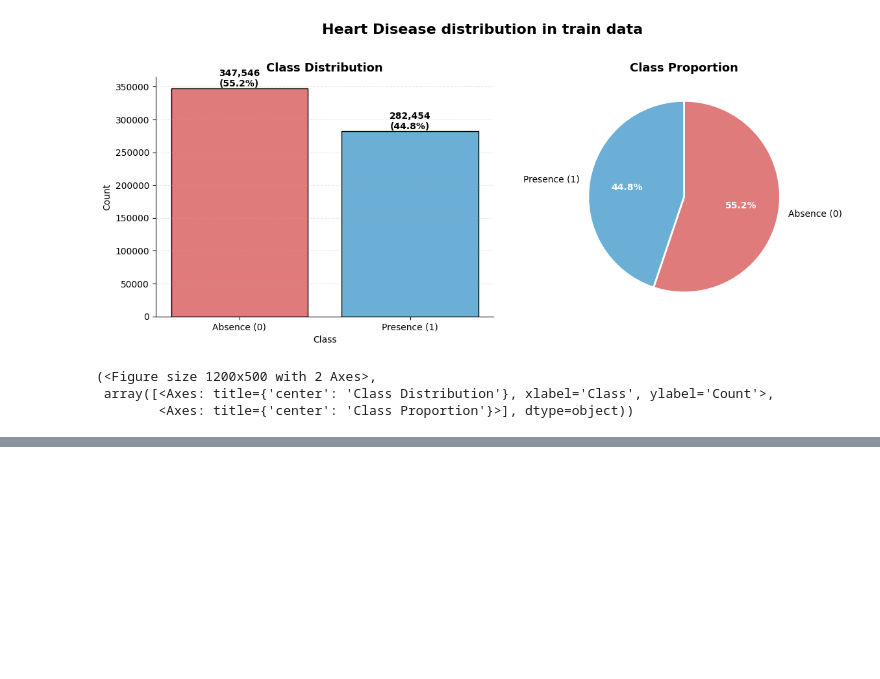
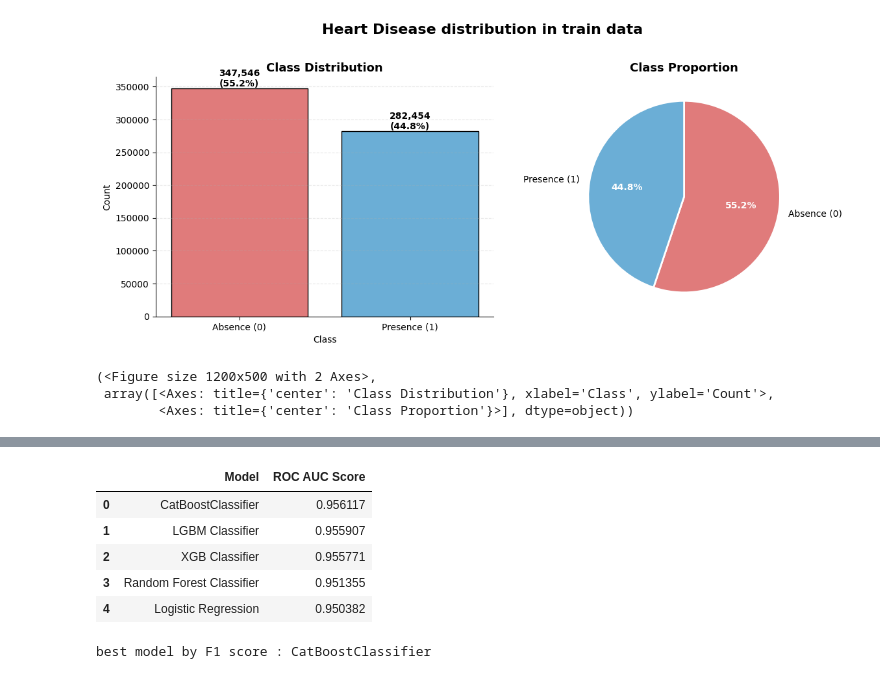
Before and after one commit to AliFazelniya/kaggle, a Jupyter notebook: predicting_heart_ disease/main.ipynb, the cells around one changed output, grey strips where cells are left out. Saved outputs shown, nothing was run; the diff lists cells and outputs as text; code cells hidden in the pictures; blank space fills up the shorter version.

```diff
--- a/predicting_heart_ disease/main.ipynb
+++ b/predicting_heart_ disease/main.ipynb
@@ -191,3 +184,8 @@ plot_utils.plot_target_distribution(train_df, 'Heart Disease', ["Absence (0)", "
 (<Figure size 1200x500 with 2 Axes>,
  array([<Axes: title={'center': 'Class Distribution'}, xlabel='Class', ylabel='Count'>,
         <Axes: title={'center': 'Class Proportion'}>], dtype=object))
+# %%
+train_df['Heart Disease'] = train_df['Heart Disease'].map({
+    'Absence': 0,
+    'Presence': 1
+})
@@ -193,0 +274,29 @@ plot_utils.plot_target_distribution(train_df, 'Heart Disease', ["Absence (0)", "
+# %%
+def run_models(X_train, y_train, X_test, models):
+
+    all_results = []
+    test_predictions_dict = {}
+
+    for model_name, model in models.items():
+        print(f"\nTraining {model_name} ...")
+
+        result = train_single_model(
+            model_name = model_name,
+            model = model,
+            X_train = X_train,
+            y_train = y_train,
+            X_test = X_test,
+        )
+
+        all_results.append(result)
+
+        print(f"ROC AUC Score : {result["ROC AUC Score"]}")
+
+    all_results_df = pd.DataFrame(all_results)
+
+    return all_results_df
+# %%
+Y_train = train_df['Heart Disease']
+train_df.drop('Heart Disease' , axis = 1 , inplace = True)
+# %%
+all_models_result = run_models(X_train = train_df, y_train = Y_train, X_test = test_df, models = models_dict)
@@ -193,0 +321,15 @@ plot_utils.plot_target_distribution(train_df, 'Heart Disease', ["Absence (0)", "
+# %%
+result_show = all_models_result.drop(columns = ["y_pred"]).sort_values(by = "ROC AUC Score", ascending = False, ignore_index = True)
+result_show
+# %% [output]
+|  | Model | ROC AUC Score |
+| 0 | CatBoostClassifier | 0.956117 |
+| 1 | LGBM Classifier | 0.955907 |
+| 2 | XGB Classifier | 0.955771 |
+| 3 | Random Forest Classifier | 0.951355 |
+| 4 | Logistic Regression | 0.950382 |
+# %%
+best_model = all_models_result.sort_values(by = "ROC AUC Score", ascending = False).iloc[0]["Model"]
+print(f"best model by F1 score : {best_model}")
+# %% [output]
+best model by F1 score : CatBoostClassifier
```
Also changed, not shown: parts of 6 cells of this notebook.
